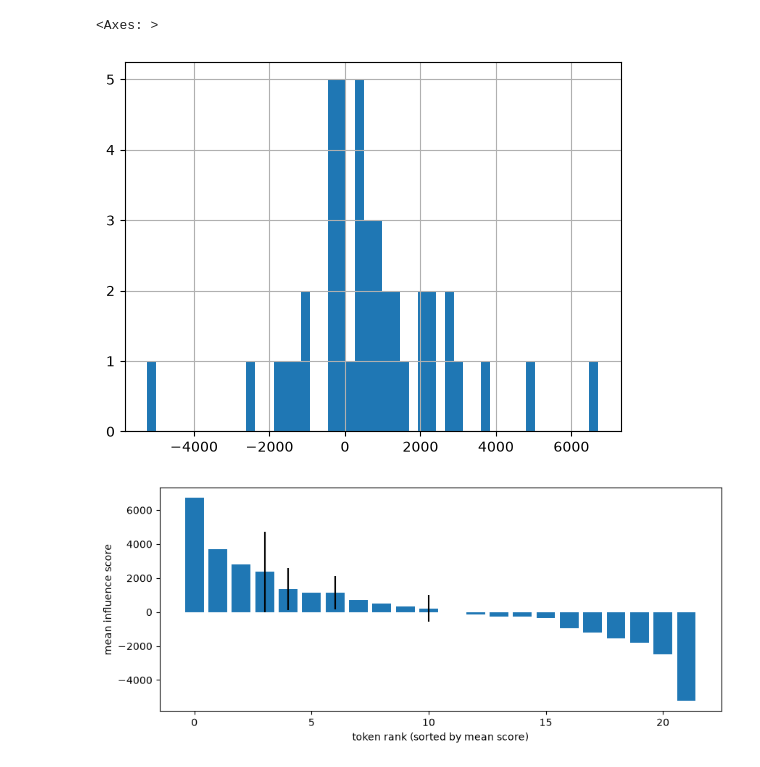
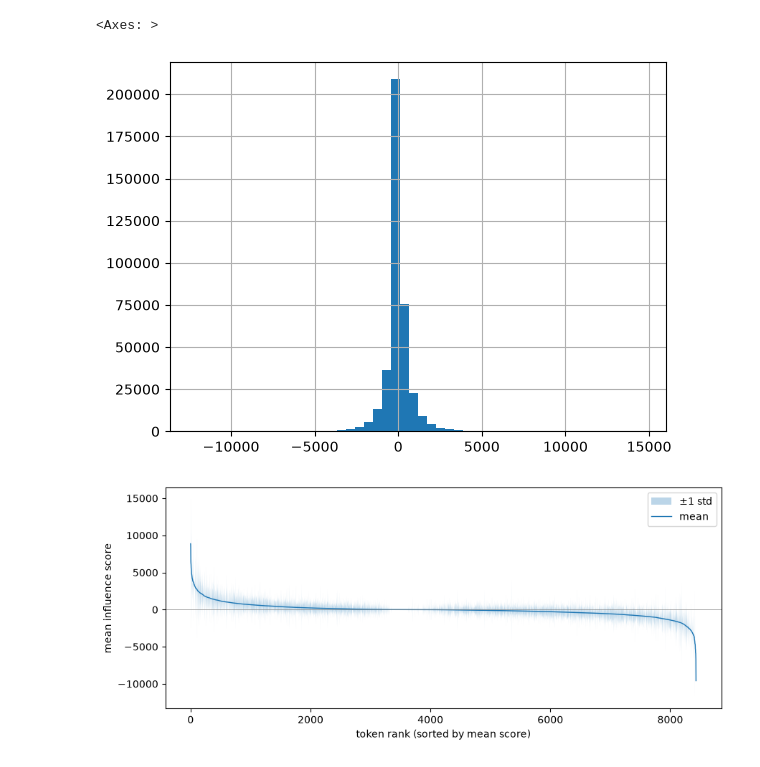
Before and after one commit to tomingebretsencarlson/em_influence, a Jupyter notebook: em_influence/notebooks/tokenIFscores.ipynb, the cells around one changed output. Saved outputs shown, nothing was run; the diff lists cells and outputs as text; code cells hidden in the pictures.

Commit message:
Added plotting for IF score distributions and data inspection.

```diff
--- a/em_influence/notebooks/tokenIFscores.ipynb
+++ b/em_influence/notebooks/tokenIFscores.ipynb
@@ -3,12 +3,12 @@ import numpy as np
 import pandas as pd
 import matplotlib.pyplot as plt
 # %%
-d = np.load("/Users/tarn/Desktop/Work/SPAR2026/Codes/EMinf/token_scores.npz")
+d = np.load("/Users/tarn/Desktop/Work/SPAR2026/Codes/EMinf/scped_IFS/token_scores_olmo_career.npz")
 df = pd.DataFrame({k: d[k] for k in d.files})
 df["score"].hist(bins=50)
 # %% [output]
 <Axes: >
-[figure, old version]
+[figure, new version]
 # %%
 per_token = (
     df.groupby("token_id")["score"]
@@ -16,10 +16,20 @@ per_token = (
     .sort_values("mean", ascending=False)
 )
 
+# A line + shaded std band instead of ax.bar(): with ~8k+ unique tokens in a
+# figure only a few hundred pixels wide, bar() aliases badly (far more thin
+# bars+gaps than pixel columns), producing a spurious striped/moiré pattern
+# that has nothing to do with the data. A continuous line has no such issue.
 fig, ax = plt.subplots(figsize=(10, 4))
-ax.bar(range(len(per_token)), per_token["mean"], yerr=per_token["std"].fillna(0))
+x = range(len(per_token))
+mean = per_token["mean"].to_numpy()
+std = per_token["std"].fillna(0).to_numpy()
+ax.fill_between(x, mean - std, mean + std, alpha=1.0, label="±1 std")
+ax.plot(x, mean, linewidth=1, label="mean")
+ax.axhline(0, color="gray", linewidth=0.75)
 ax.set_xlabel("token rank (sorted by mean score)")
 ax.set_ylabel("mean influence score")
+ax.legend()
 plt.show()
 # %% [output]
-[figure, old version]
+[figure, new version]
```
Also changed, not shown: parts of 8 cells of this notebook, 1 other file.
